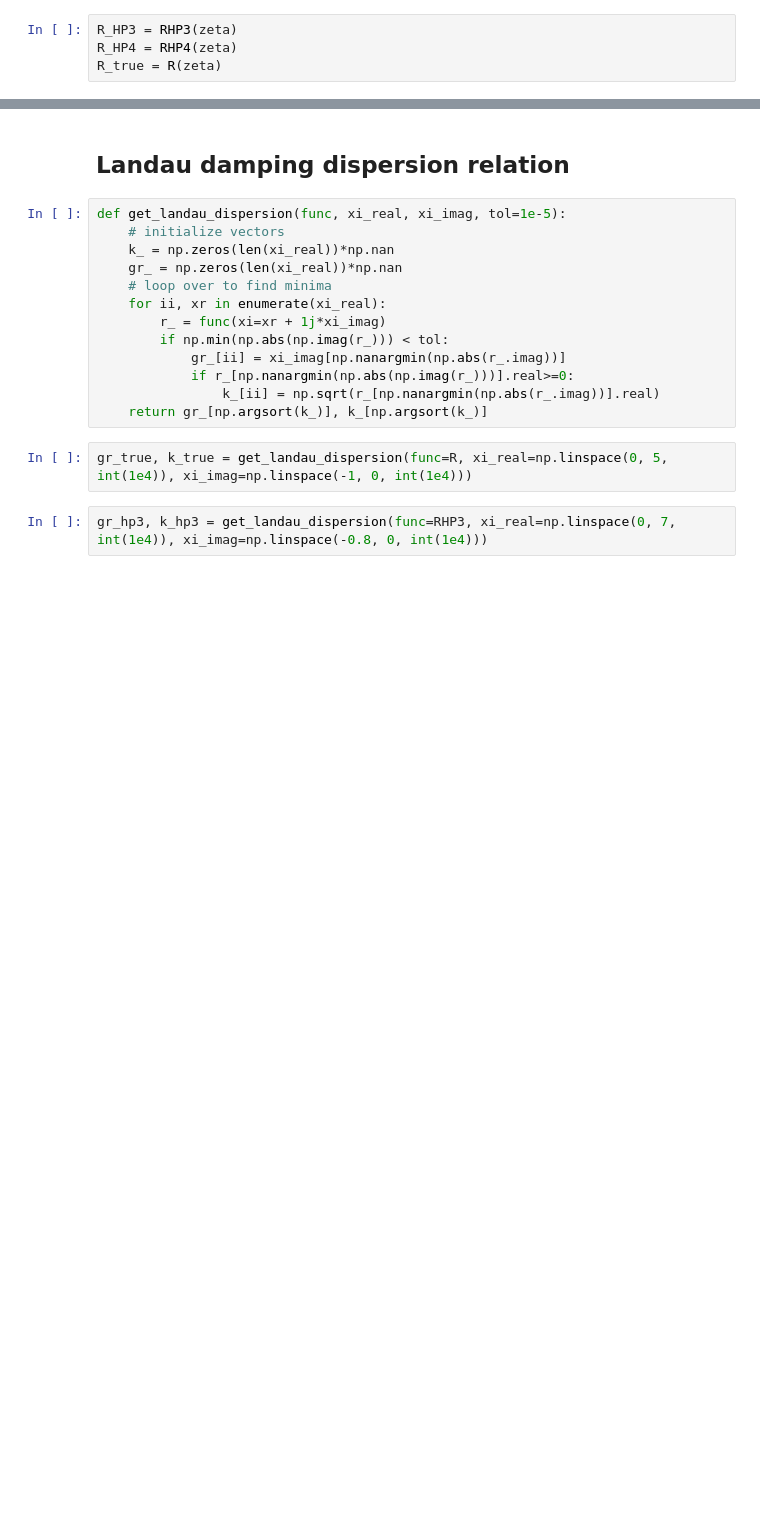
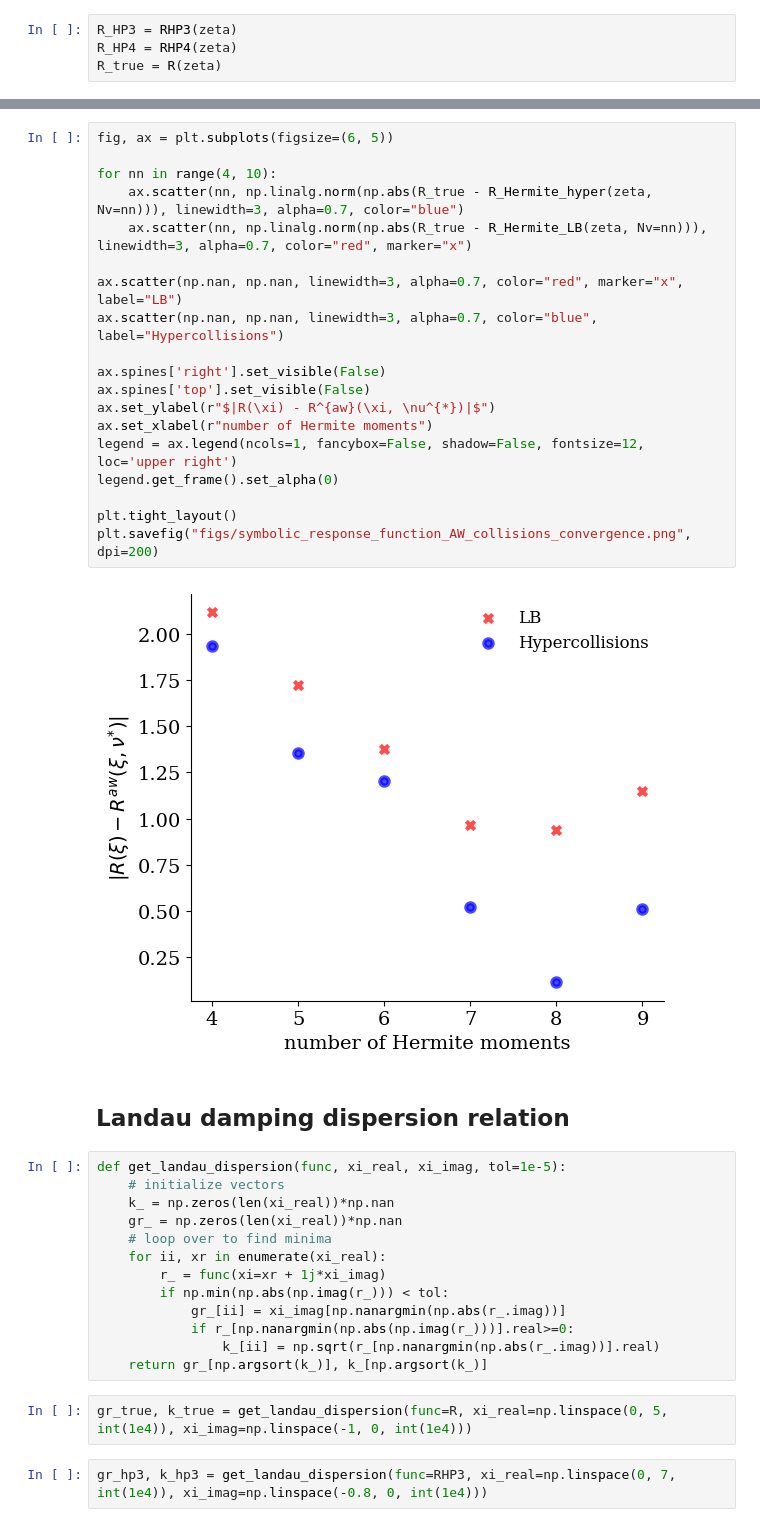
Before and after one commit to opaliss/SpectralSymbolicClosures, a Jupyter notebook: aw_hermite/symbolic_response_function_AW_hypercollisions.ipynb, the cells around one changed output, grey strips where cells are left out. Drawn from its saved outputs; the diff is of its cells as text; blank space fills up the shorter version.

```diff
--- a/aw_hermite/symbolic_response_function_AW_hypercollisions.ipynb
+++ b/aw_hermite/symbolic_response_function_AW_hypercollisions.ipynb
@@ -166,3 +190,24 @@ plt.savefig("figs/symbolic_response_function_AW_hypercollisons.png", dpi=200)
+# %%
+fig, ax = plt.subplots(figsize=(6, 5))
+
+for nn in range(4, 10):
+    ax.scatter(nn, np.linalg.norm(np.abs(R_true - R_Hermite_hyper(zeta, Nv=nn))), linewidth=3, alpha=0.7, color="blue")
+    ax.scatter(nn, np.linalg.norm(np.abs(R_true - R_Hermite_LB(zeta, Nv=nn))), linewidth=3, alpha=0.7, color="red", marker="x")
+
+ax.scatter(np.nan, np.nan, linewidth=3, alpha=0.7, color="red", marker="x", label="LB")
+ax.scatter(np.nan, np.nan, linewidth=3, alpha=0.7, color="blue", label="Hypercollisions")
+
+ax.spines['right'].set_visible(False)
+ax.spines['top'].set_visible(False)
+ax.set_ylabel(r"$|R(\xi) - R^{aw}(\xi, \nu^{*})|$")
+ax.set_xlabel(r"number of Hermite moments")
+legend = ax.legend(ncols=1, fancybox=False, shadow=False, fontsize=12, loc='upper right')
+legend.get_frame().set_alpha(0)
+
+plt.tight_layout()
+plt.savefig("figs/symbolic_response_function_AW_collisions_convergence.png", dpi=200)
+# %% [output]
+[figure, added]
 # %% [markdown]
 ## Landau damping dispersion relation
 # %%
```
Also changed, not shown: parts of 13 cells of this notebook, 2 other files.
